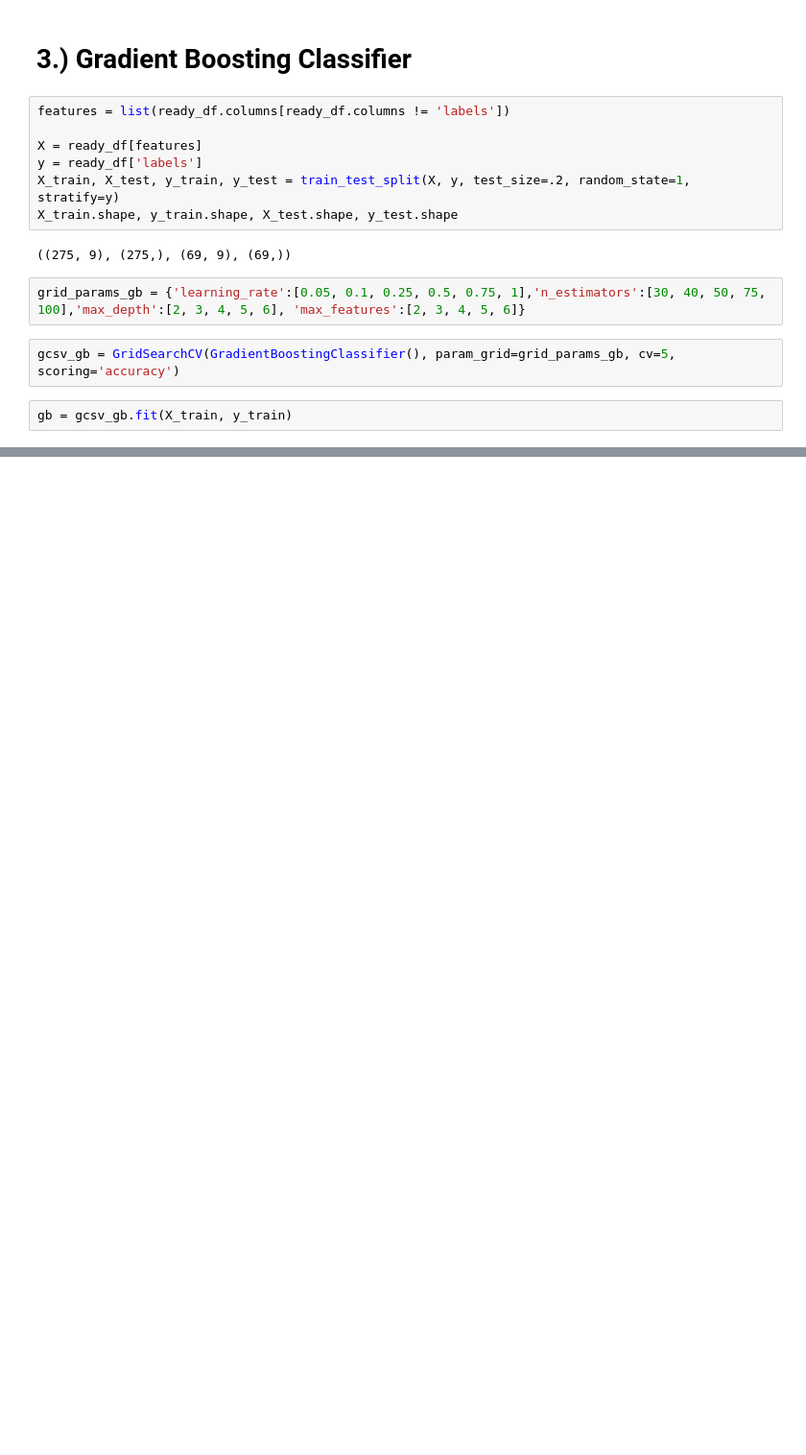
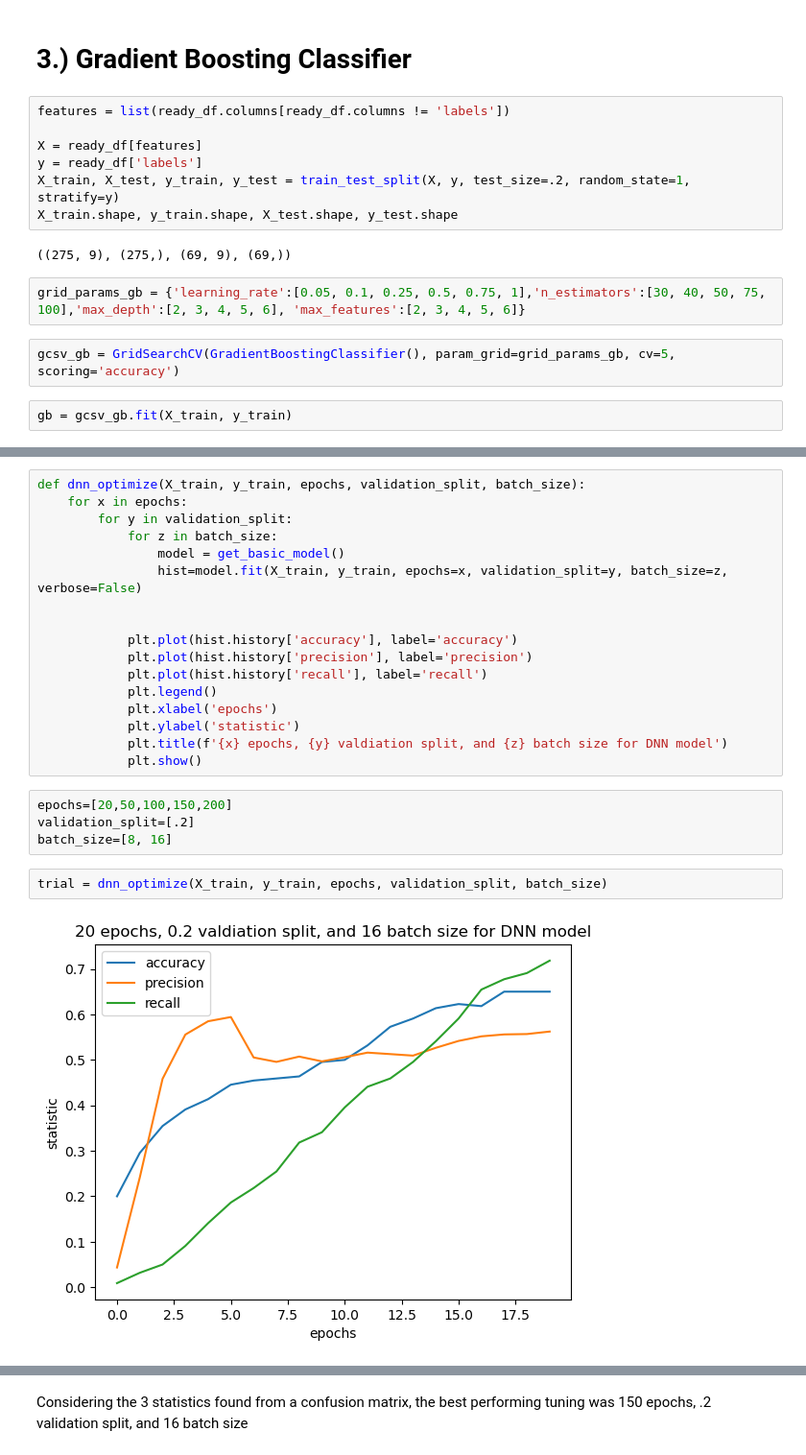
Before and after one commit to gisthuband/Capstone_2_DS_Job_Locator, a Jupyter notebook: preprocessing and model training.ipynb, the cells around one changed output, grey strips where cells are left out. Shown at 96% size. Cells and saved outputs as stored; diff of their text form; blank space fills up the shorter version.

```diff
--- a/preprocessing and model training.ipynb
+++ b/preprocessing and model training.ipynb
@@ -275,0 +344,25 @@ print (cm)
+# %%
+def dnn_optimize(X_train, y_train, epochs, validation_split, batch_size):
+    for x in epochs:
+        for y in validation_split:
+            for z in batch_size:
+                model = get_basic_model()
+                hist=model.fit(X_train, y_train, epochs=x, validation_split=y, batch_size=z, verbose=False)
+
+
+            plt.plot(hist.history['accuracy'], label='accuracy')
+            plt.plot(hist.history['precision'], label='precision')
+            plt.plot(hist.history['recall'], label='recall')
+            plt.legend()
+            plt.xlabel('epochs')
+            plt.ylabel('statistic')
+            plt.title(f'{x} epochs, {y} valdiation split, and {z} batch size for DNN model')
+            plt.show()
+# %%
+epochs=[20,50,100,150,200]
+validation_split=[.2]
+batch_size=[8, 16]
+# %%
+trial = dnn_optimize(X_train, y_train, epochs, validation_split, batch_size)
+# %% [output]
+[figure, added]
@@ -275,0 +373,2 @@ print (cm)
+# %% [markdown]
+Considering the 3 statistics found from a confusion matrix, the best performing tuning was 150 epochs, .2 validation split, and 16 batch size
```
Also changed, not shown: parts of 33 cells of this notebook.
